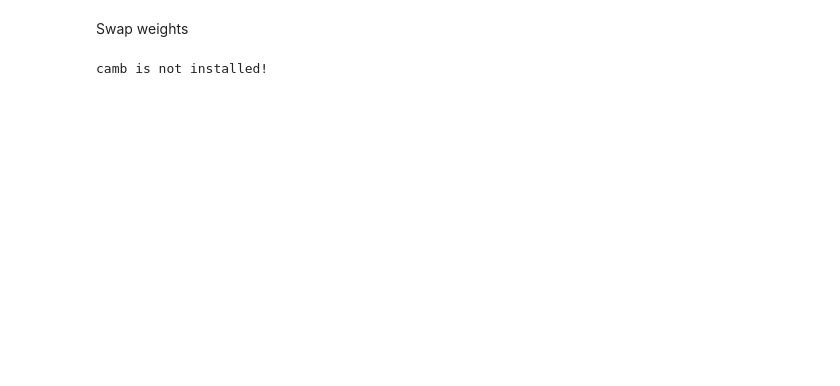
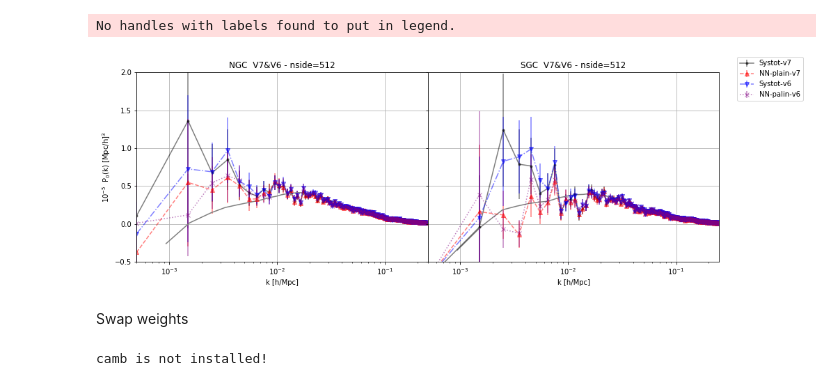
Before and after one commit to mehdirezaie/eboss, a Jupyter notebook: v7-256.ipynb, the cells around one changed output. Saved outputs shown, nothing was run; the diff lists cells and outputs as text; code cells hidden in the pictures; blank space fills up the shorter version.

```diff
--- a/v7-256.ipynb
+++ b/v7-256.ipynb
@@ -14,15 +14,14 @@ ax = ax.flatten()
 # ax = [ax]
 
 for j,CAP in enumerate(['NGC', 'SGC']): # 'sgc'
-    path = '/home/mehdi/data/eboss/v7/results_'+CAP+'_all/'
-    wsystot      = nb.ConvolvedFFTPower.load(path + 'pk_'+CAP+'_v7_512.json')
-    wnnzab       = nb.ConvolvedFFTPower.load(path + 'pk_'+CAP+'_v7_wnnz_ab_512.json')
-    wnnzp       = nb.ConvolvedFFTPower.load(path + 'pk_'+CAP+'_v7_wnnz_plain_512.json')
-    #nocorrection = nb.ConvolvedFFTPower.load(path + 'pk_'+CAP+'_v7_wosys_512.json')
-    #pks = [nocorrection,    wsystot,  wnnzab, wnnzp]
-    #ttl = ['No correction', 'Systot', 'NN', 'NN wo FS']
-    pks = [wsystot, wnnzp, wnnzab]
-    ttl = ['Systot', 'NN-plain', 'NN']
+    cap = CAP.lower()
+    path = '/home/mehdi/data/eboss/'
+    wsystot      = nb.ConvolvedFFTPower.load(path + 'v7/results_'+CAP+'_all/pk_'+CAP+'_v7_512.json')
+    wnnzp       = nb.ConvolvedFFTPower.load(path + 'v7/results_'+CAP+'_all/pk_'+CAP+'_v7_wnnz_plain256_512.json')
+    wnnzp6      = nb.ConvolvedFFTPower.load(path + 'v6/results_'+cap+'.all/clustering/pk_v6_wnnz_p_512.json')
+    wsystot6    = nb.ConvolvedFFTPower.load(path + 'v6/results_'+cap+'.all/clustering/pk_v6_wsystot_512.json')
+    pks = [wsystot, wnnzp, wsystot6, wnnzp6]
+    ttl = ['Systot-v7', 'NN-plain-v7', 'Systot-v6', 'NN-palin-v6']
 
     for i,data in enumerate(pks):
         #print('k', np.diff(data.poles['k']))
@@ -30,34 +29,37 @@ for j,CAP in enumerate(['NGC', 'SGC']): # 'sgc'
         err = 1.e-5*data.poles['power_0'].real/(0.5*data.poles['modes'])**0.5
         ax[j].errorbar(data.poles.coords['k'], 1.e-5*(data.poles['power_0'].real-data.attrs['shotnoise']),
                        yerr=err,
                    label=ttl[i], ls=ls[i], c=c[i], marker=mk[i], alpha=0.5)
         #ax[j].plot(data.poles['k'], 1.e-5*(data.poles['power_0'].real-data.attrs['shotnoise']),
         #          label=ttl[i], ls=ls[i], c=c[i], marker=mk[i], alpha=0.8)
     #for i,data in enumerate(pks):
     #    ax[2+j].errorbar(data.poles['k'], 1.e-5*data.poles['power_2'].real,
     #                label=ttl[i], ls=ls[i], c=c[i], marker=mk[i], alpha=0.8)
     # j = 0, 1
     Pkmock = np.loadtxt('/home/mehdi/data/eboss/v5/Power_Spectrum_DR16QSO_'+CAP+'_av.txt', usecols=(0, 1))
     ax[j].plot(Pkmock[:, 0], 1.e-5*Pkmock[:, 1], c='grey')
     ax[j].set_xscale('log')
     #ax[j].set_yscale('log')
     ax[j].set_xlabel(r'k [h/Mpc]')
     ax[j].set_ylim(-0.5, 2.)
     ax[j].set_xlim(0.0005, 0.25)
     #ax[2+j].set_ylim(-3, 1)
     #ax[2+j].set_xlabel(r'k [h/Mpc]')
-    ax[j].set_title(CAP + '  V7 - nside=512')
+    ax[j].set_title(CAP + '  V7&V6 - nside=512')
     if j==0:
         ax[j].set_ylabel(r'10$^{-5}$  P$_{0}$(k) [Mpc/h]$^{3}$')
         #ax[2+j].set_ylabel(r'10$^{-5}$ P$_{2}$(k) [Mpc/h]$^{3}$')
     #if j == 1:ax[j].legend(bbox_to_anchor=(1.1, 1.1))
     ax[1].legend(bbox_to_anchor=(1.3, 1.1))
 #fig.delaxes(ax[1])
 #fig.delaxes(ax[3])
 
 for a in ax:a.grid()
 fig.align_labels()
 #plt.savefig('P0_P2.pdf', bbox_inches='tight')
+# %% [output]
+No handles with labels found to put in legend.
+[figure, added]
 # %%
 fig, ax = plt.subplots(ncols=2, figsize=(15, 5))
 for j,CAP in enumerate(['NGC', 'SGC']):
```
Also changed, not shown: parts of 6 cells of this notebook, 2 other files.
